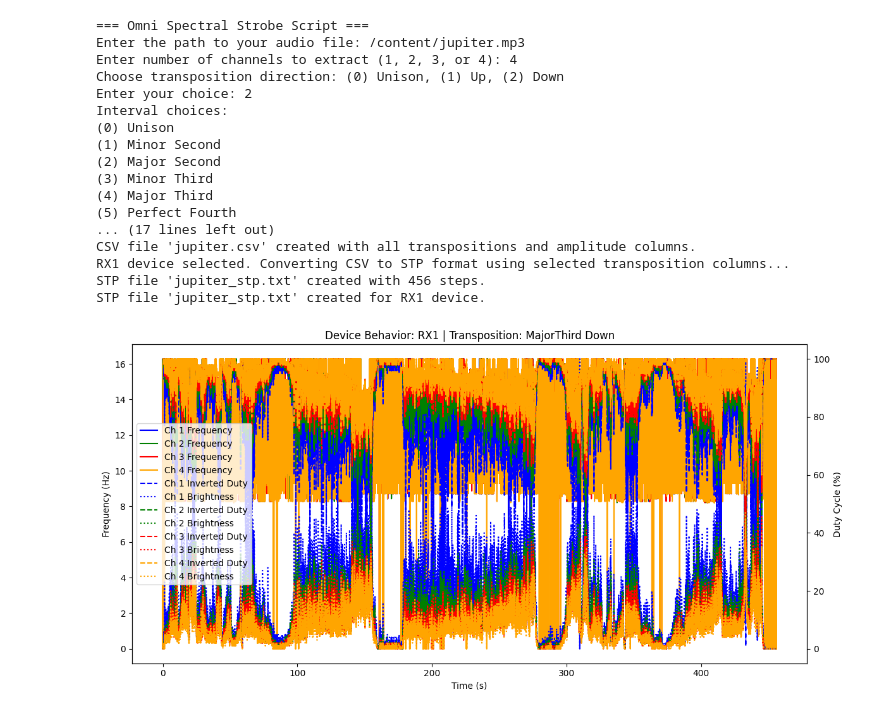
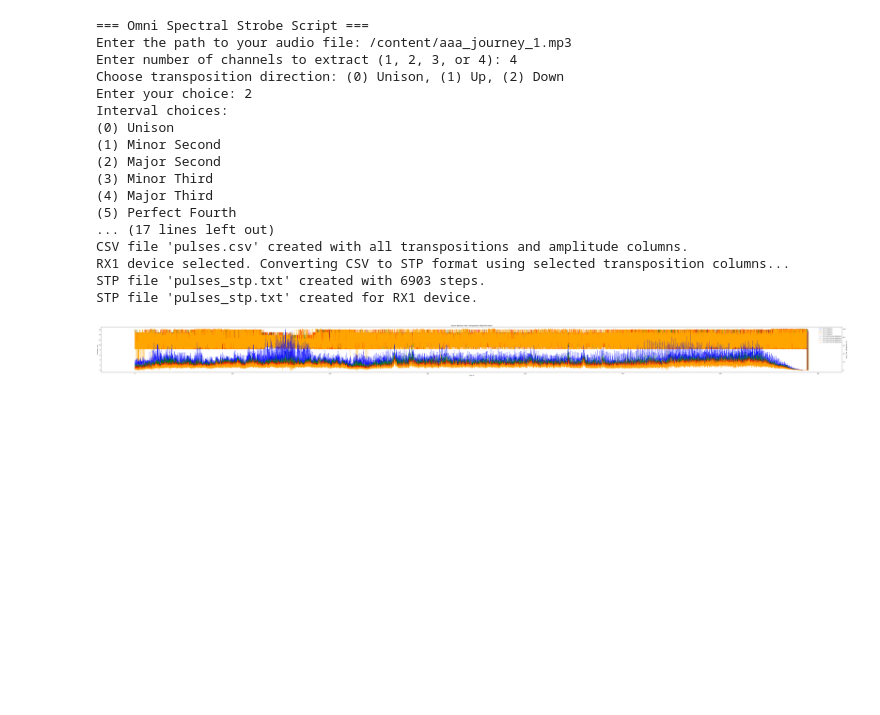
Before and after one commit to dannynacker/octAVEs, a Jupyter notebook: octAVEs.ipynb, the cells around one changed output. Saved outputs shown, nothing was run; the diff lists cells and outputs as text; code cells hidden in the pictures; blank space fills up the shorter version.

```diff
--- a/octAVEs.ipynb
+++ b/octAVEs.ipynb
@@ -218,49 +218,46 @@ def find_time_index(time_array, t):
 
 def create_stp_from_df(df, invert_duty, freq_field_prefix, amp_field_prefix="Amplitude_RX1", out_name="output_stp"):
     """
-    Converts the CSV data to an STP file using 1-second steps.
-    It uses frequency columns specified by freq_field_prefix (e.g., "MajorThird_Down_Freq")
-    and amplitude columns specified by amp_field_prefix (for RX1, scaled to 0-100).
+    Converts the CSV data to an STP file using 100ms steps.
+    For each 100ms slice, the function uses the frequency and amplitude values
+    from that timeslice as both the start and end values (since the device
+    cannot interpolate across such a small step).
     """
     time_array = df["Time"].values
     nChannels = 4
     song_length = time_array[-1]
-    last_whole_second = int(math.floor(song_length))
+    step_duration = 0.1  # 100ms steps
+    num_steps = int(math.floor(song_length / step_duration))
     stp_lines = []
     wave_type = 1  # Square wave
-    for current_second in range(last_whole_second):
-        step_duration = 1.0
-        start_t = current_second
-        end_t = current_second + step_duration
-        start_idx = find_time_index(time_array, start_t)
-        end_idx = find_time_index(time_array, end_t)
+
+    for step in range(num_steps):
+        current_time = step * step_duration
+        idx = find_time_index(time_array, current_time)
         osc_params = []
         for ch in range(1, nChannels+1):
-            freq_start = df[f"{freq_field_prefix}_{ch}"].iloc[start_idx]
-            freq_end = df[f"{freq_field_prefix}_{ch}"].iloc[end_idx]
-            freq_start = round(freq_start, 2)
-            freq_end = round(freq_end, 2)
-            amp_start = df[f"{amp_field_prefix}_{ch}"].iloc[start_idx]
-            amp_end = df[f"{amp_field_prefix}_{ch}"].iloc[end_idx]
-            lum_start = min(100, max(0, int(round(amp_start))))
-            lum_end = min(100, max(0, int(round(amp_end))))
+            freq_val = df[f"{freq_field_prefix}_{ch}"].iloc[idx]
+            amp_val = df[f"{amp_field_prefix}_{ch}"].iloc[idx]
+            freq_val = round(freq_val, 2)
+            amp_val = round(amp_val)
+            lum_val = min(100, max(0, int(amp_val)))
             if invert_duty:
-                duty_start = 100 - lum_start
-                duty_end = 100 - lum_end
+                duty_val = 100 - lum_val
             else:
-                duty_start = lum_start
-                duty_end = lum_end
+                duty_val = lum_val
+            # Use the same value for both start and end since interpolation is not desired.
             osc_params.append({
-                "freq_start": freq_start,
-                "freq_end": freq_end,
-                "duty_start": duty_start,
-                "duty_end": duty_end,
-                "lum_start": lum_start,
-                "lum_end": lum_end
+                "freq_start": freq_val,
+                "freq_end": freq_val,
+                "duty_start": duty_val,
+                "duty_end": duty_val,
+                "lum_start": lum_val,
+                "lum_end": lum_val
             })
         line = format_stp_line(step_duration, wave_type, osc_params)
         stp_lines.append(line)
-    total_time = last_whole_second
+
+    total_time = num_steps * step_duration
     stp_output = []
     stp_output.append(f'TIM\"{format_time(total_time)}\"')
     stp_output.append(f'DUR\"{total_time:.1f}\"')
@@ -279,13 +276,13 @@ def plot_behavior(df, invert_duty, device_choice, transposition_label):
     """
     Plots behavior:
       - Left y-axis: Frequency (using the selected transposition frequency columns)
-      - Right y-axis: Duty cycle (using Amplitude_RX1 columns scaled to 0-100).
+      - Right y-axis: Duty cycle and Brightness (using Amplitude_RX1 columns scaled to 0-100).
         If duty inversion is enabled, both inverted duty cycle and raw brightness are shown.
     """
     time_vals = df["Time"].values
     colors = ["blue", "green", "red", "orange"]
 
-    plt.figure(figsize=(12, 6))
+    plt.figure(figsize=(84, 6))
     ax1 = plt.gca()
     if transposition_label == "Unison":
         freq_field = "Adjusted_Corr_Freq"
@@ -306,8 +303,8 @@ def plot_behavior(df, invert_duty, device_choice, transposition_label):
             ax2.plot(time_vals, inverted_duty, label=f"Ch {ch} Inverted Duty", linestyle="--", color=colors[ch-1])
             ax2.plot(time_vals, duty, label=f"Ch {ch} Brightness", linestyle=":", color=colors[ch-1])
         else:
-            ax2.plot(time_vals, duty, label=f"Ch {ch} Duty Cycle", linestyle="--", color=colors[ch-1])
-    ax2.set_ylabel("Duty Cycle (%)")
+            ax2.plot(time_vals, duty, label=f"Ch {ch} Duty Cycle & Brightness", linestyle="--", color=colors[ch-1])
+    ax2.set_ylabel("Duty Cycle & Brightness (%)")
 
     device_label = "SCCS" if device_choice == 1 else "RX1"
     plt.title(f"Device Behavior: {device_label} | Transposition: {transposition_label}")
@@ -452,35 +449,35 @@ def main():
     elif device_choice == 2:
         print("RX1 device selected. Converting CSV to STP format using selected transposition columns...")
         if transposition_label == "Unison":
             selected_freq_prefix = "Adjusted_Corr_Freq"
         else:
             selected_freq_prefix = transposition_label.replace(" ", "_") + "_Freq"
         stp_filename = create_stp_from_df(df, invert_duty, freq_field_prefix=selected_freq_prefix, amp_field_prefix="Amplitude_RX1", out_name=out_name + "_stp")
         print(f"STP file '{stp_filename}' created for RX1 device.")
     else:
         print("Invalid device choice. Exiting.")
 
     # --- Plotting Behavior ---
     plot_behavior(df, invert_duty, device_choice, transposition_label)
 
 if __name__ == "__main__":
     main()
 # %% [output]
 === Omni Spectral Strobe Script ===
-Enter the path to your audio file: /content/jupiter.mp3
+Enter the path to your audio file: /content/aaa_journey_1.mp3
 Enter number of channels to extract (1, 2, 3, or 4): 4
 Choose transposition direction: (0) Unison, (1) Up, (2) Down
 Enter your choice: 2
 Interval choices:
 (0) Unison
 (1) Minor Second
 (2) Major Second
 (3) Minor Third
 (4) Major Third
 (5) Perfect Fourth
 ... (17 lines left out)
-CSV file 'jupiter.csv' created with all transpositions and amplitude columns.
+CSV file 'pulses.csv' created with all transpositions and amplitude columns.
 RX1 device selected. Converting CSV to STP format using selected transposition columns...
-STP file 'jupiter_stp.txt' created with 456 steps.
-STP file 'jupiter_stp.txt' created for RX1 device.
+STP file 'pulses_stp.txt' created with 6903 steps.
+STP file 'pulses_stp.txt' created for RX1 device.
-[figure, old version]
+[figure, new version]
```
